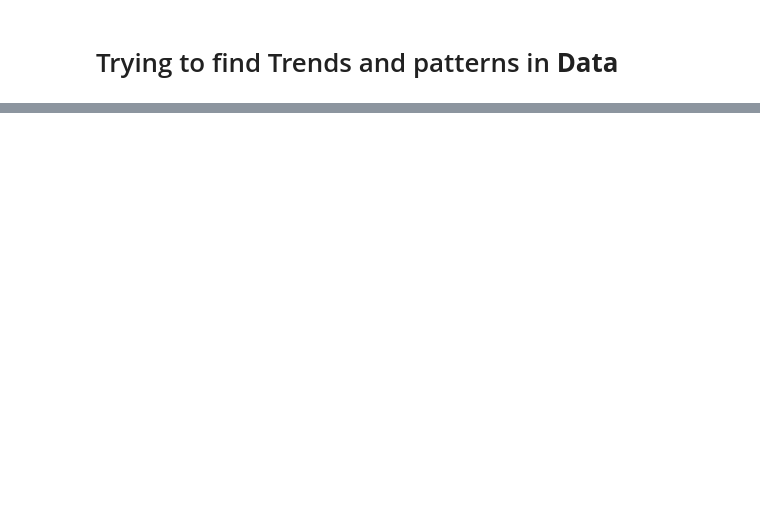
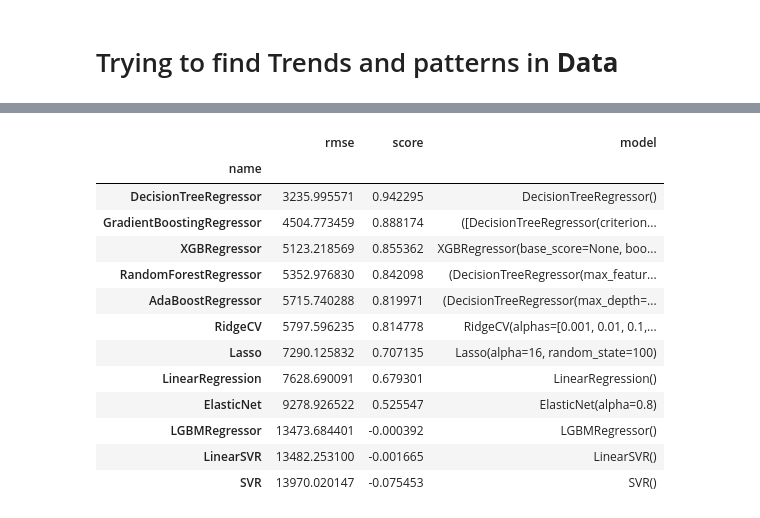
Before and after one commit to Vaarun-Kamath/HashCode-Cisco-Inventory-Management-and-Demand-Prediction, a Jupyter notebook: HashCode_PoissonPivots.ipynb, the cells around one changed output, grey strips where cells are left out. Drawn from its saved outputs; the diff is of its cells as text; code cells hidden in the pictures; blank space fills up the shorter version.

```diff
--- a/HashCode_PoissonPivots.ipynb
+++ b/HashCode_PoissonPivots.ipynb
@@ -164,0 +224,3 @@ sns.barplot(x=df["Year"],y=df["Booked_Qty"])
+# %%
+X = np.array(df_dp[['PLID','Quarter','Month','Year']])
+y = np.array(df_dp['Booked_Qty'])
@@ -164,0 +237,7 @@ sns.barplot(x=df["Year"],y=df["Booked_Qty"])
+# %%
+# from sklearn.compose import ColumnTransformer
+# from sklearn.preprocessing import OneHotEncoder
+ct = ColumnTransformer(transformers=[('encoder', OneHotEncoder(), [1])], remainder='passthrough')
+X = np.array(ct.fit_transform(X))
+ct = ColumnTransformer(transformers=[('encoder', OneHotEncoder(), [-2])], remainder='passthrough')
+X = np.array(ct.fit_transform(X))
@@ -164,0 +445,7 @@ sns.barplot(x=df["Year"],y=df["Booked_Qty"])
+# %%
+from sklearn.model_selection import train_test_split
+X_train, X_test, y_train, y_test = train_test_split(X, y, test_size = 0.2, random_state = 0)
+# %%
+from catboost import CatBoostClassifier
+classifier = CatBoostClassifier()
+classifier.fit(X_train, y_train)
@@ -170,0 +560,65 @@ sklearn.metrics.pairwise.cosine_similarity(df, Y=None, dense_output=True)
+# %%
+# Get all product data
+df_Product = df_dp[df_dp['PLID'] == 44]
+
+# Get Independent and Dependent
+X = np.array(df_Product[['PLID','Quarter','Month','Year']])
+y = np.array(df_Product['Booked_Qty'])
+
+# One Hot Encoding
+ct = ColumnTransformer(transformers=[('encoder', OneHotEncoder(), [1])], remainder='passthrough')
+X = np.array(ct.fit_transform(X))
+ct = ColumnTransformer(transformers=[('encoder', OneHotEncoder(), [-2])], remainder='passthrough')
+X = np.array(ct.fit_transform(X))
+
+#Train Test Split
+X_train, X_test, y_train, y_test = train_test_split(X, y, test_size = 0.1, random_state = 42)
+
+
+classifiers = [
+    LinearRegression(),
+    RidgeCV(alphas=[1e-3, 1e-2, 1e-1, 1]),
+    Lasso(alpha =16, random_state=100),
+    ElasticNet(alpha=0.8),
+    DecisionTreeRegressor(),
+    RandomForestRegressor(),
+    GradientBoostingRegressor(),
+    AdaBoostRegressor(),
+    SVR(),
+    LinearSVR(),
+    xgb.XGBRegressor(),
+    lgb.LGBMRegressor()
+    ]
+
+name = []
+score = []
+models = []
+rmse = []
+i = 0
+for classifier in classifiers:
+    classifier.fit(X_train, y_train)
+    name.append(type(classifier).__name__)
+    score.append(classifier.score(X_test, y_test))
+    models.append(classifier)
+    rmse.append(np.sqrt(mean_squared_error(classifier.predict(X_test), y_test)))
+    from sklearn.model_selection import cross_val_score
+
+df_score = pd.DataFrame(list(zip(name,rmse, score, models)),columns=['name','rmse','score',"model"])
+df_score.set_index('name',inplace=True)
+df_score.sort_values(by=['score'], ascending= False,inplace=True)
+df_score
+# %% [output]
+|  | rmse | score | model |
+| name |  |  |  |
+| DecisionTreeRegressor | 3235.995571 | 0.942295 | DecisionTreeRegressor() |
+| GradientBoostingRegressor | 4504.773459 | 0.888174 | ([DecisionTreeRegressor(criterion... |
+| XGBRegressor | 5123.218569 | 0.855362 | XGBRegressor(base_score=None, boo... |
+| RandomForestRegressor | 5352.976830 | 0.842098 | (DecisionTreeRegressor(max_featur... |
+| AdaBoostRegressor | 5715.740288 | 0.819971 | (DecisionTreeRegressor(max_depth=... |
+| RidgeCV | 5797.596235 | 0.814778 | RidgeCV(alphas=[0.001, 0.01, 0.1,... |
+| Lasso | 7290.125832 | 0.707135 | Lasso(alpha=16, random_state=100) |
+| LinearRegression | 7628.690091 | 0.679301 | LinearRegression() |
+| ElasticNet | 9278.926522 | 0.525547 | ElasticNet(alpha=0.8) |
+| LGBMRegressor | 13473.684401 | -0.000392 | LGBMRegressor() |
+| LinearSVR | 13482.253100 | -0.001665 | LinearSVR() |
+| SVR | 13970.020147 | -0.075453 | SVR() |
```
Also changed, not shown: parts of 62 cells of this notebook.
